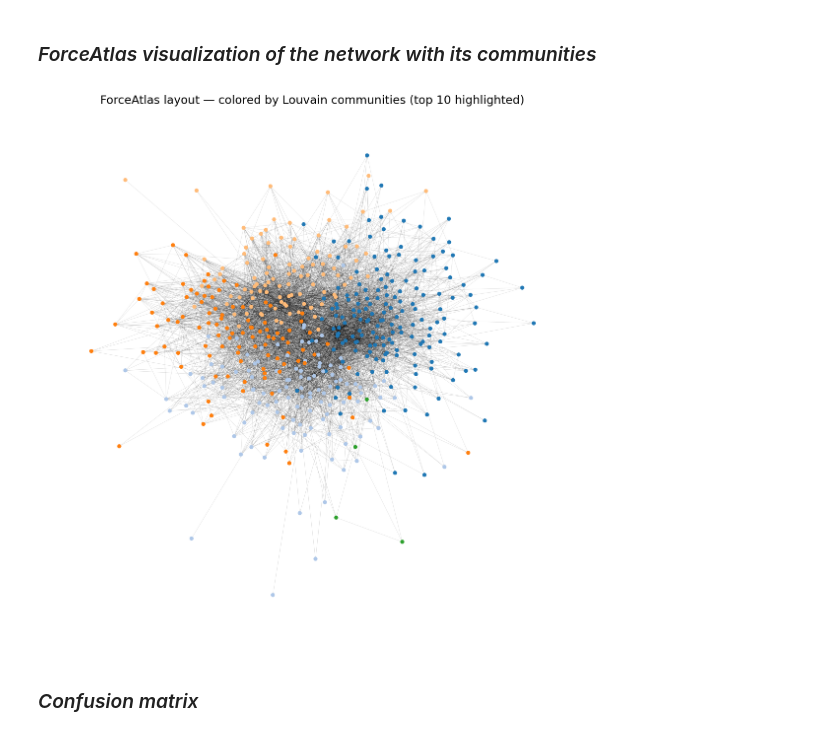
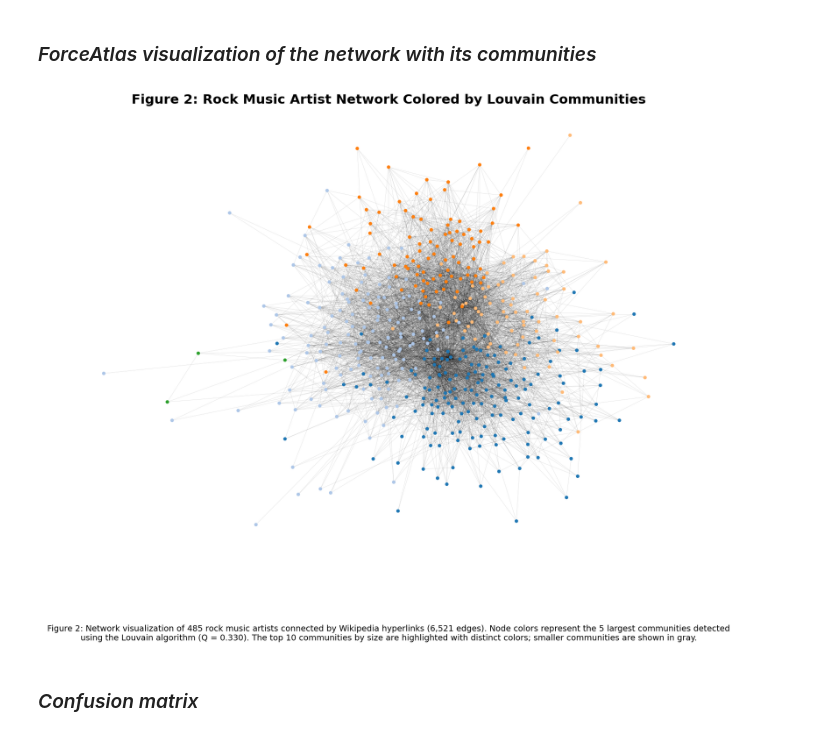
Before and after one commit to malinhauglandh/rock-star-performers, a Jupyter notebook: communities/find_communities.ipynb, the cells around one changed output. Saved outputs shown, nothing was run; the diff lists cells and outputs as text; code cells hidden in the pictures.

```diff
--- a/communities/find_communities.ipynb
+++ b/communities/find_communities.ipynb
@@ -270,41 +175,60 @@ try:
         barnesHutOptimize=True,
         barnesHutTheta=1.2,
         scalingRatio=2.0,
         strongGravityMode=False,
         gravity=1.0,
         verbose=False
     )
     pos = fa2.forceatlas2_networkx_layout(H, pos=None, iterations=800)
 except Exception:
     # Fallback: Fruchterman-Reingold
     pos = nx.spring_layout(H, k=1/math.sqrt(H.number_of_nodes()), iterations=300, seed=42)
 
 # Map communities to colors (top K colored, others gray)
 from matplotlib.cm import get_cmap
 from collections import Counter, defaultdict
 
 K = 10  # color the largest K communities
 counts = Counter(louvain_part.values())
 largest = [cid for cid,_ in counts.most_common(K)]
 palette = get_cmap("tab20")
 
 color_map = {}
 for i, cid in enumerate(largest):
     color_map[cid] = palette(i % 20)
 OTHER_COLOR = (0.8, 0.8, 0.8, 0.4)  # light gray for small communities
 
 node_colors = [color_map.get(louvain_part[n], OTHER_COLOR) for n in H.nodes()]
 
-plt.figure(figsize=(10, 10), dpi=140)
-# light edges
-nx.draw_networkx_edges(H, pos, width=0.3, alpha=0.15)
-# nodes
-nx.draw_networkx_nodes(H, pos, node_size=18, node_color=node_colors, linewidths=0)
-plt.axis("off")
-plt.title(f"ForceAtlas layout — colored by Louvain communities (top {K} highlighted)", fontsize=12)
+fig, ax = plt.subplots(figsize=(12, 10), dpi=140)
+
+# Draw network
+nx.draw_networkx_edges(H, pos, width=0.3, alpha=0.15, ax=ax)
+nx.draw_networkx_nodes(H, pos, node_size=18, node_color=node_colors, linewidths=0, ax=ax)
+
+ax.set_axis_off()
+
+# Scientific figure title and caption
+fig.suptitle("Figure 2: Rock Music Artist Network Colored by Louvain Communities",
+            fontsize=16, fontweight='semibold', y=0.95)
+
+# Create a more detailed caption below the plot
+caption_text = (f"Figure 2: Network visualization of {H.number_of_nodes():,} rock music artists connected by "
+               f"Wikipedia hyperlinks ({H.number_of_edges():,} edges). Node colors represent the {len(counts)} "
+               f"largest communities detected using the Louvain algorithm (Q = {Q_louvain:.3f}). "
+               f"The top {K} communities by size are highlighted with distinct colors; "
+               f"smaller communities are shown in gray.")
+
+# Add caption as text below the plot (centered)
+fig.text(0.5, 0.02, caption_text, fontsize=10, ha='center', va='bottom',
+         wrap=True, transform=fig.transFigure)
+
+# Adjust layout to make room for caption
+plt.tight_layout()
+plt.subplots_adjust(bottom=0.15)  # Increased from 0.12 to 0.15 for more space
 plt.show()
 # %% [output]
-[figure, old version]
+[figure, new version]
 # %% [markdown]
 ### *Confusion matrix*
 # %%
```
Also changed, not shown: parts of 5 cells of this notebook, 4 other files.
